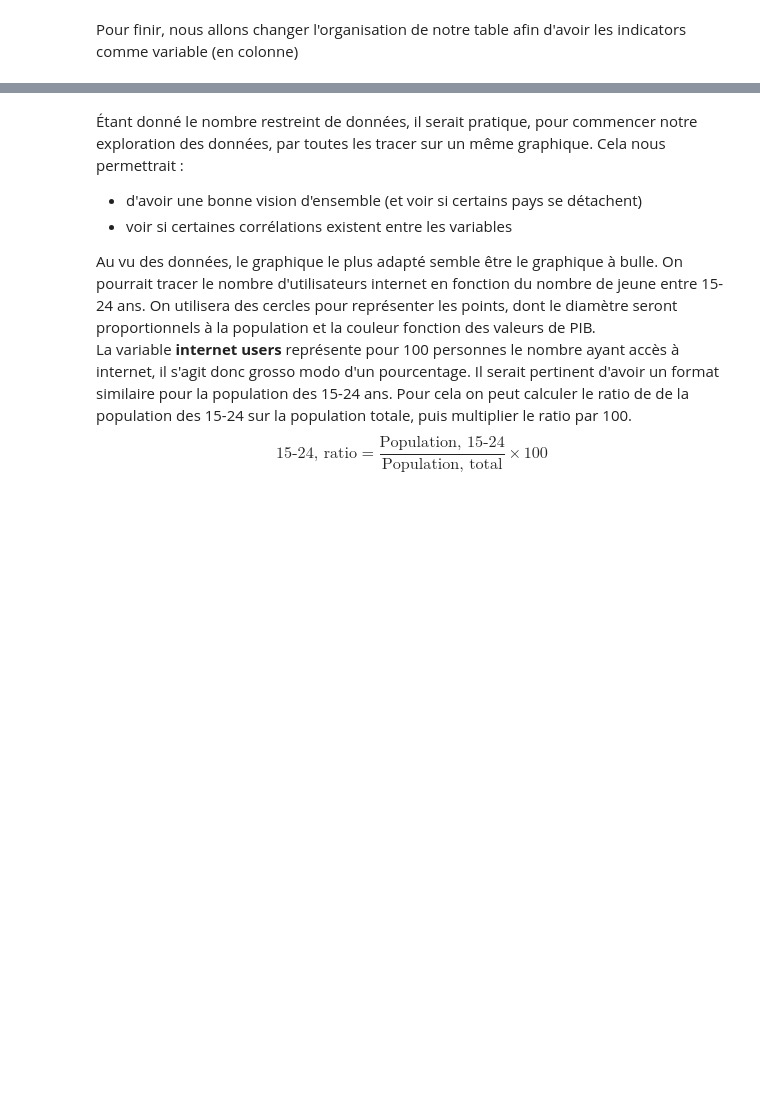
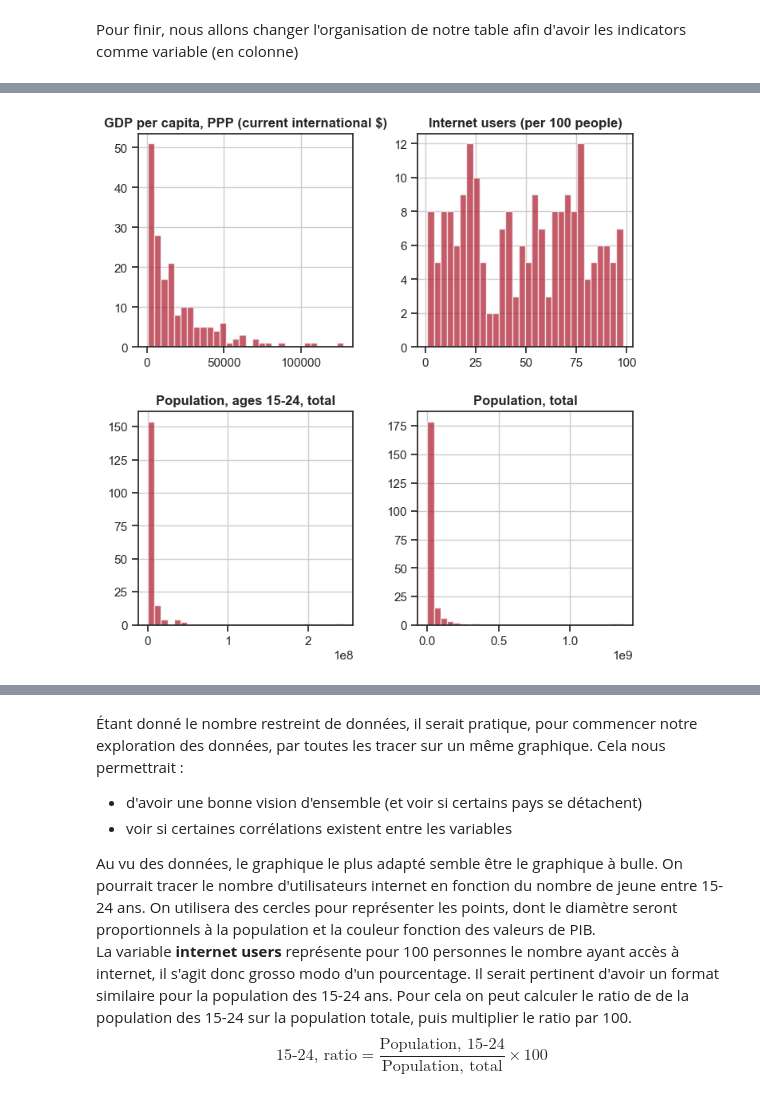
Before and after one commit to Pierre-Eloi/OC_DS_Project2, a Jupyter notebook: Project_2.ipynb, the cells around one changed output, grey strips where cells are left out. Drawn from its saved outputs; the diff is of its cells as text; code cells hidden in the pictures; blank space fills up the shorter version.

```diff
--- a/Project_2.ipynb
+++ b/Project_2.ipynb
@@ -210,0 +266,5 @@ None
+# %%
+data.hist(bins=30, figsize=(8, 8), alpha=0.7)
+plt.show()
+# %% [output]
+[figure, added]
```
Also changed, not shown: parts of 38 cells of this notebook, 1 other file.
